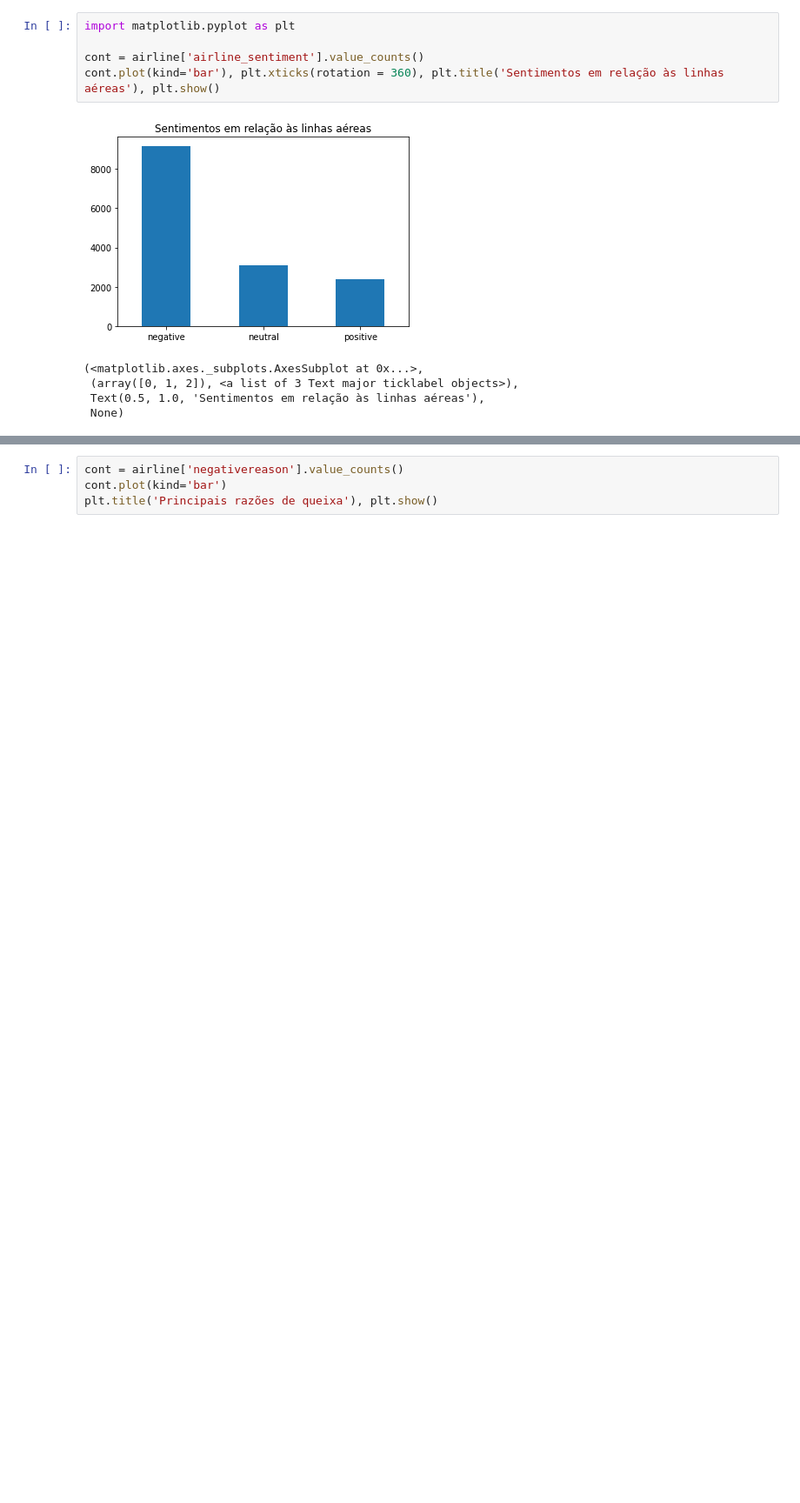
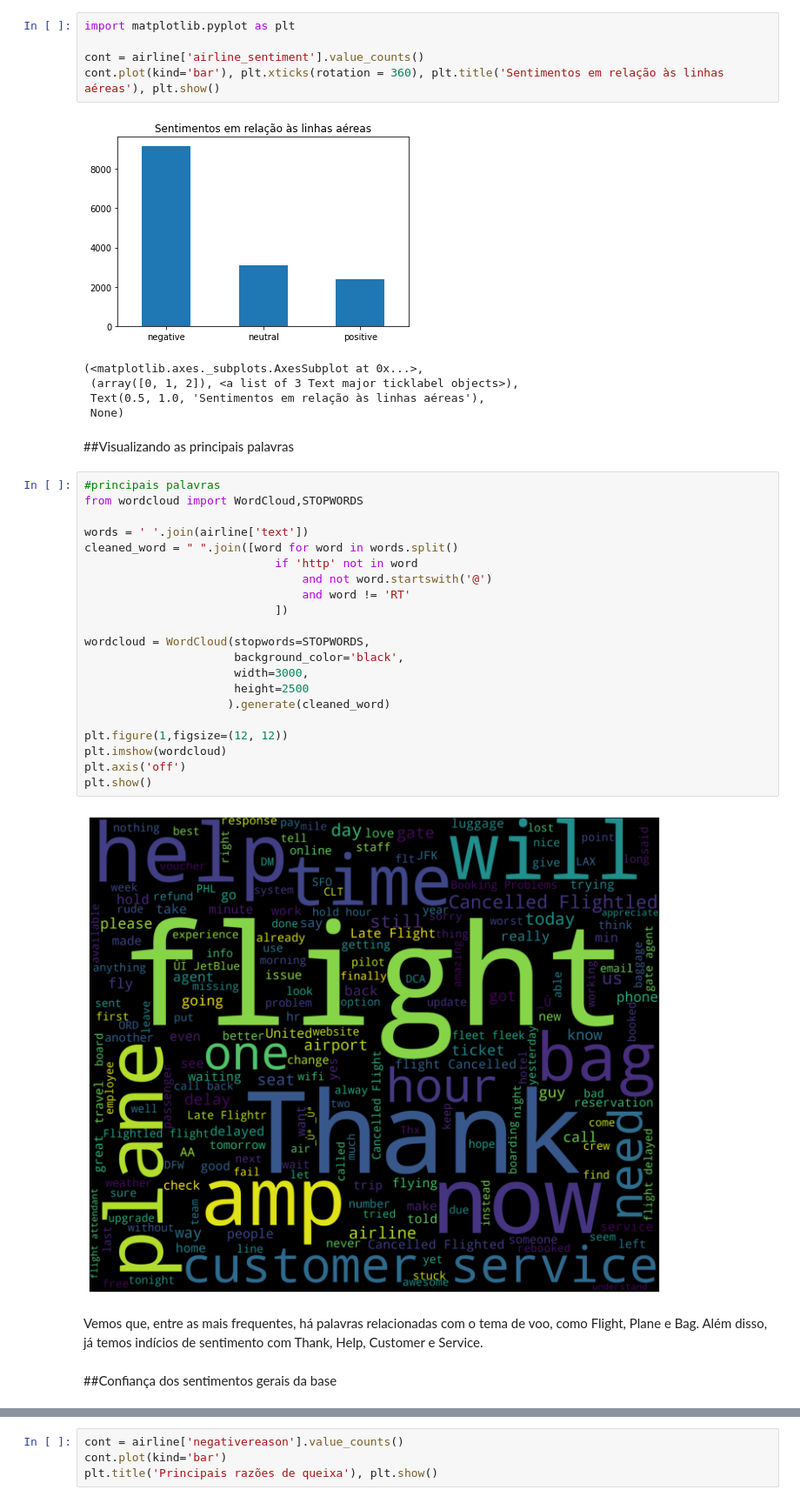
Before and after one commit to atmasuko/Intro-ao-Python, a Jupyter notebook: Trabalho_Prático_Parte_1_Grupo_X.ipynb, the cells around one changed output, grey strips where cells are left out. Shown at 87% size. Drawn from its saved outputs; the diff is of its cells as text; blank space fills up the shorter version.

```diff
--- a/Trabalho_Prático_Parte_1_Grupo_X.ipynb
+++ b/Trabalho_Prático_Parte_1_Grupo_X.ipynb
@@ -117,6 +95,35 @@ cont.plot(kind='bar'), plt.xticks(rotation = 360), plt.title('Sentimentos em rel
  (array([0, 1, 2]), <a list of 3 Text major ticklabel objects>),
  Text(0.5, 1.0, 'Sentimentos em relação às linhas aéreas'),
  None)
+# %% [markdown]
+##Visualizando as principais palavras
+# %%
+#principais palavras
+from wordcloud import WordCloud,STOPWORDS
+
+words = ' '.join(airline['text'])
+cleaned_word = " ".join([word for word in words.split()
+                            if 'http' not in word
+                                and not word.startswith('@')
+                                and word != 'RT'
+                            ])
+
+wordcloud = WordCloud(stopwords=STOPWORDS,
+                      background_color='black',
+                      width=3000,
+                      height=2500
+                     ).generate(cleaned_word)
+
+plt.figure(1,figsize=(12, 12))
+plt.imshow(wordcloud)
+plt.axis('off')
+plt.show()
+# %% [output]
+[figure, added]
+# %% [markdown]
+Vemos que, entre as mais frequentes, há palavras relacionadas com o tema de voo, como Flight, Plane e Bag. Além disso, já temos indícios de sentimento com Thank, Help, Customer e Service.
+# %% [markdown]
+##Confiança dos sentimentos gerais da base
 # %%
 airline['airline_sentiment:confidence'].plot.hist(alpha=0.7);
 plt.title('Confiança em relação à analise de sentimentos'), plt.show()
```
Also changed, not shown: parts of 54 cells of this notebook.
